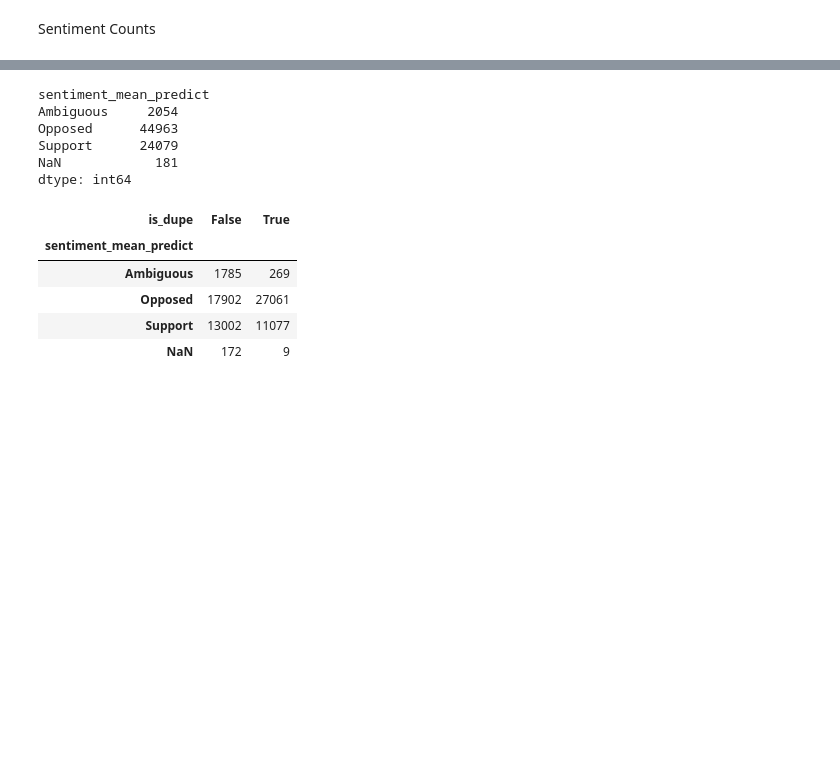
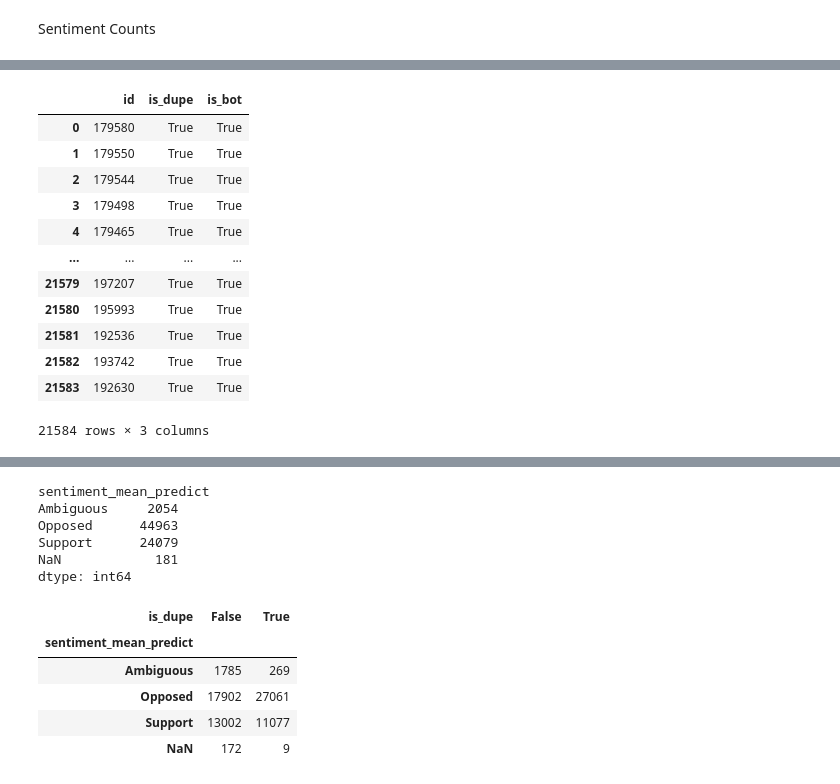
Before and after one commit to code-for-charlottesville/Virginia-Schools-Model-Policy-Sentiment-Analysis-2023, a Jupyter notebook: dupe_analysis.ipynb, the cells around one changed output, grey strips where cells are left out. Cells and saved outputs as stored; diff of their text form; code cells hidden in the pictures; blank space fills up the shorter version.

```diff
--- a/dupe_analysis.ipynb
+++ b/dupe_analysis.ipynb
@@ -205,6 +205,36 @@ dupe_groups.head()
 | 4 | 4 | Glenn Youngkin Is A Bot This will... | 1363 | 1362 | 0.999266 | True | ... |
 # %%
 dupe_groups.to_csv("data/model/dupe_groups.csv", index=False)
+# %%
+query = """
+    SELECT
+        comments.id,
+        COUNT(*) FILTER(dupe_group_comments.comment_id IS NOT NULL) > 0 AS is_dupe,
+        COUNT(*) FILTER(dupe_groups.is_bot) > 0 AS is_bot,
+
+    FROM comments
+    LEFT JOIN dupe_group_comments
+        ON comments.id = dupe_group_comments.comment_id
+    LEFT JOIN dupe_groups
+        ON dupe_group_comments.group_id = dupe_groups.id
+    GROUP BY comments.id
+"""
+
+duckdb.query(query).to_df()
+# %% [output]
+|  | id | is_dupe | is_bot |
+| 0 | 179580 | True | True |
+| 1 | 179550 | True | True |
+| 2 | 179544 | True | True |
+| 3 | 179498 | True | True |
+| 4 | 179465 | True | True |
+| ... | ... | ... | ... |
+| 21579 | 197207 | True | True |
+| 21580 | 195993 | True | True |
+| 21581 | 192536 | True | True |
+| 21582 | 193742 | True | True |
+| 21583 | 192630 | True | True |
+21584 rows × 3 columns
 # %%
 query = """
     WITH comment_dupes AS (
```
Also changed, not shown: parts of 3 cells of this notebook.
